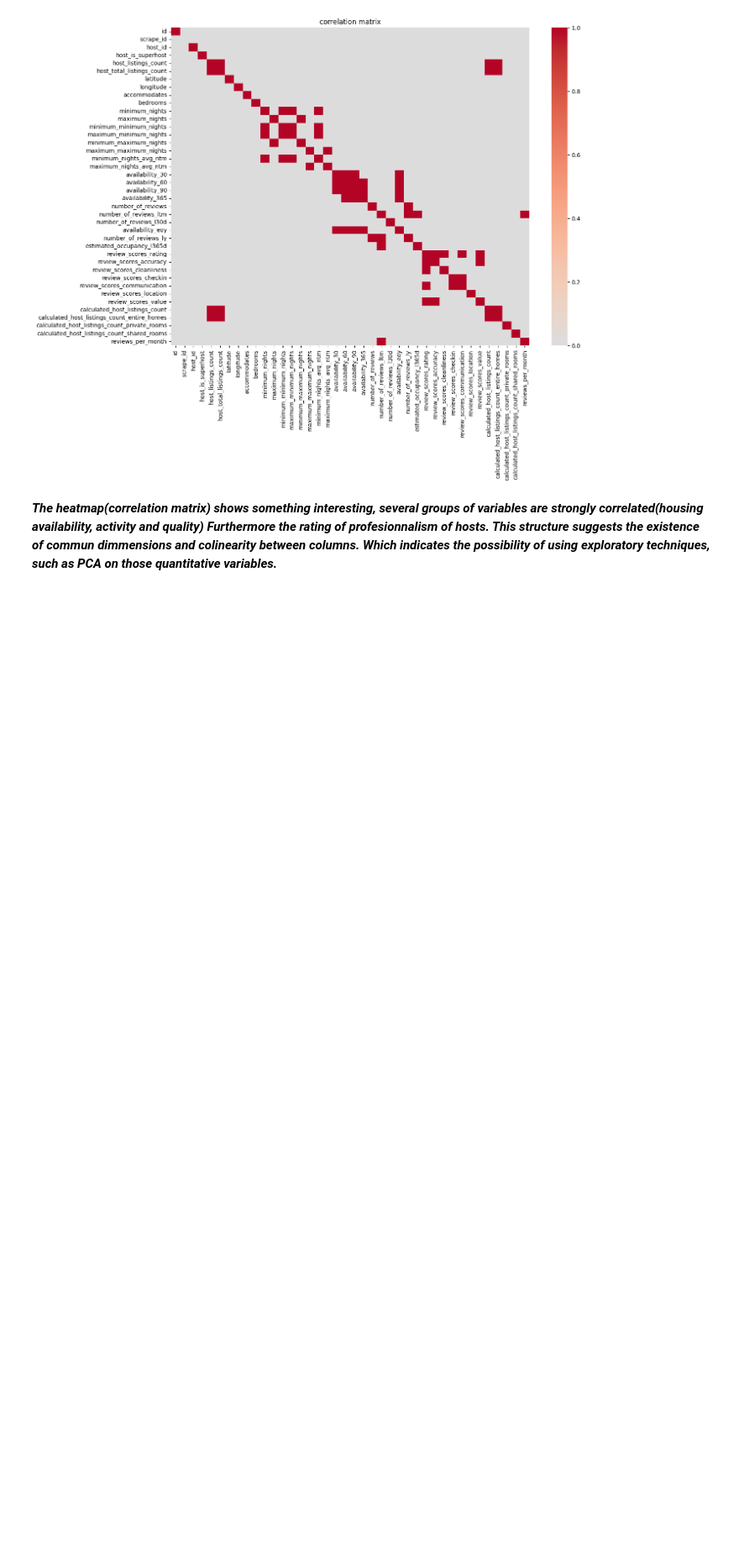
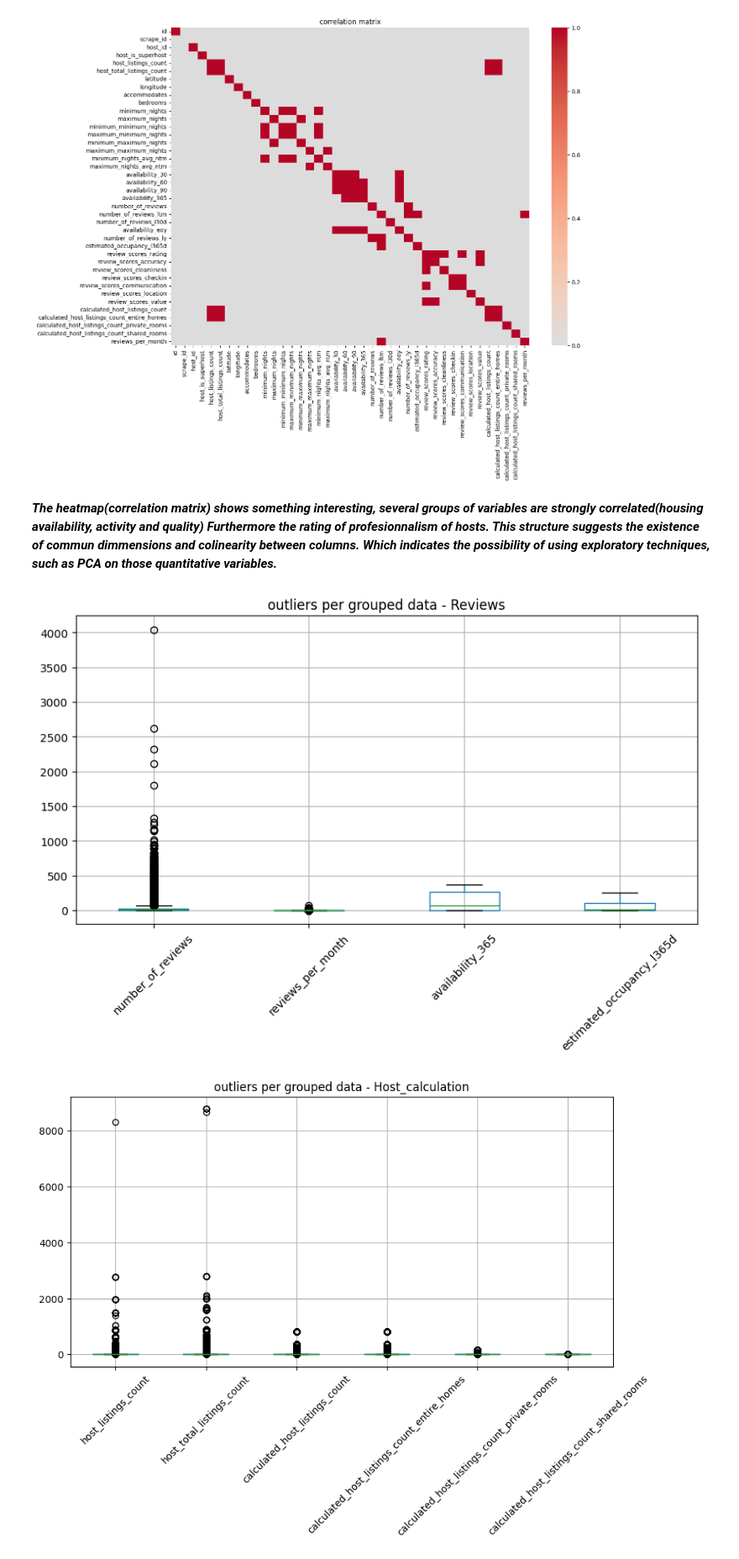
Before and after one commit to MeidiLprog/MultiModal_Project, a Jupyter notebook: tp.ipynb, the cells around one changed output. Shown at 84% size. Saved outputs shown, nothing was run; the diff lists cells and outputs as text; code cells hidden in the pictures; blank space fills up the shorter version.

```diff
--- a/tp.ipynb
+++ b/tp.ipynb
@@ -313,3 +313,44 @@ plt.show()
 ***The heatmap(correlation matrix) shows something interesting, several groups of variables are strongly correlated(housing availability, activity and quality)
 Furthermore the rating of profesionnalism of hosts. This structure suggests the existence of commun dimmensions and colinearity between columns. Which indicates the possibility of using exploratory
 techniques, such as PCA on those quantitative variables.***
+# %%
+#I had an idea, I shall display boxplots to understand outliers in different grouped data
+
+activity_cols = [
+    "number_of_reviews",
+    "reviews_per_month",
+    "availability_365",
+    "estimated_occupancy_l365d"
+]
+
+host_cols = [
+    "host_listings_count",
+    "host_total_listings_count",
+    "calculated_host_listings_count",
+    "calculated_host_listings_count_entire_homes",
+    "calculated_host_listings_count_private_rooms",
+    "calculated_host_listings_count_shared_rooms"
+]
+
+group = {
+    "Reviews" : activity_cols,
+    "Host_calculation" : host_cols
+}
+
+
+for name, index in group.items():
+
+    data[index].boxplot(figsize=(10,5),rot=45)
+    plt.title(f"outliers per grouped data - {name}")
+    plt.grid(True)
+    plt.show()
+
+
+print("Number of NAN values in number_of_reviews\n")
+nb_rev_av = data["number_of_reviews"].mean()
+nb = (data["number_of_reviews"] > nb_rev_av).sum()
+print(f"{nb} outliers superior to the average\n")
+print(f"Quantiles: {data["number_of_reviews"].quantile([0.25, 0.5, 0.75, 0.9, 0.99])}")
+# %% [output]
+[figure, added]
+[figure, added]
```
Also changed, not shown: parts of 5 cells of this notebook.
